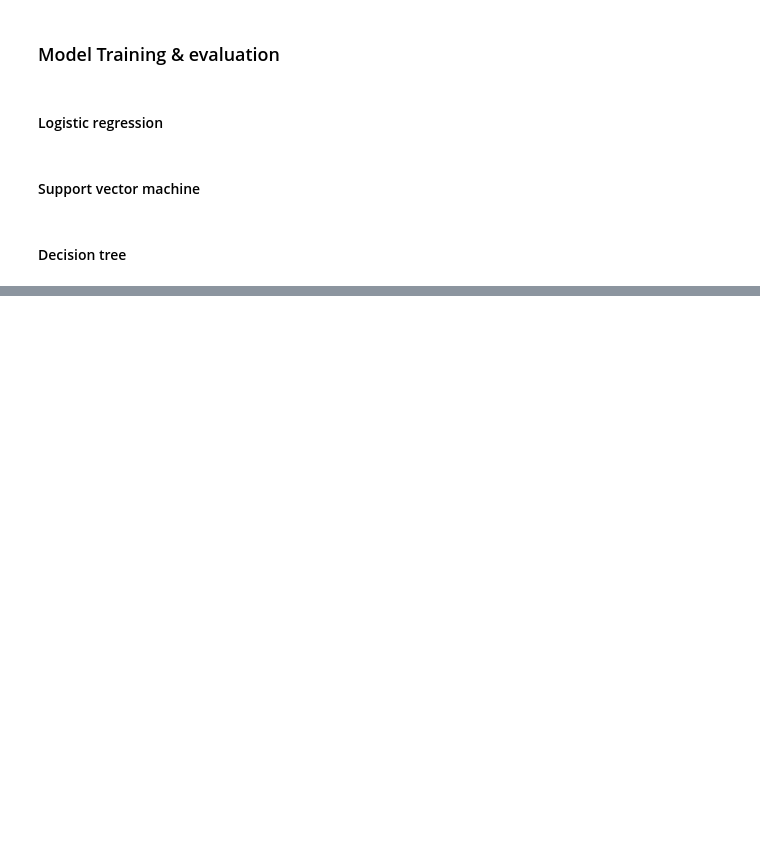
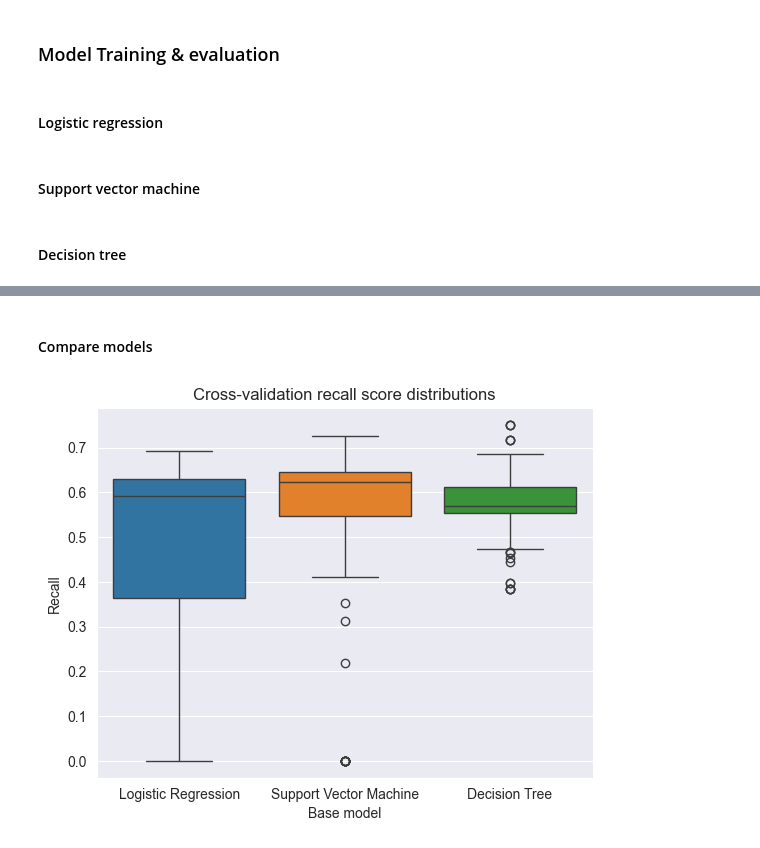
Before and after one commit to bastien-winant/ml-zoomcamp, a Jupyter notebook: midterm/notebook.ipynb, the cells around one changed output, grey strips where cells are left out. Drawn from its saved outputs; the diff is of its cells as text; code cells hidden in the pictures; blank space fills up the shorter version.

Commit message:
compare CV results

```diff
--- a/midterm/notebook.ipynb
+++ b/midterm/notebook.ipynb
@@ -596,13 +599,16 @@ lr_grid = hyperparameter_tuning_cv(lr, lr_params, X_train, y_train)
 # %% [markdown]
 #### Support vector machine
 # %%
-svm = SVC(max_iter=1000, random_state=42)
+svm = LinearSVC(dual=False, max_iter=10000, random_state=42)
 svm_params = {
 	"classify__C": C_OPTIONS,
-	"classify__kernel": ["linear", "poly", "rbf", "sigmoid"]
+	"classify__penalty": ["l1", "l2"]
 }
 
 svm_grid = hyperparameter_tuning_cv(svm, svm_params, X_train, y_train)
+# %%
+svm_results = pd.DataFrame(svm_grid.cv_results_)
+svm_results['model'] = 'Support Vector Machine'
 # %% [markdown]
 #### Decision tree
 # %%
@@ -617,0 +622,20 @@ KeyboardInterrupt:
+# %%
+dt_results = pd.DataFrame(dt_grid.cv_results_)
+dt_results['model'] = 'Decision Tree'
+# %% [markdown]
+#### Compare models
+# %%
+mean_scores = pd.concat(
+	[
+		lr_results[['model', 'mean_test_score', 'std_test_score']],
+		svm_results[['model', 'mean_test_score', 'std_test_score']],
+		dt_results[['model', 'mean_test_score', 'std_test_score']]
+	], ignore_index=True).dropna(how='all')
+# %%
+sns.boxplot(data=mean_scores, x='model', y='mean_test_score', hue='model')
+plt.title('Cross-validation recall score distributions')
+plt.xlabel('Base model')
+plt.ylabel('Recall')
+plt.show()
+# %% [output]
+[figure, added]
```
Also changed, not shown: parts of 9 cells of this notebook.
